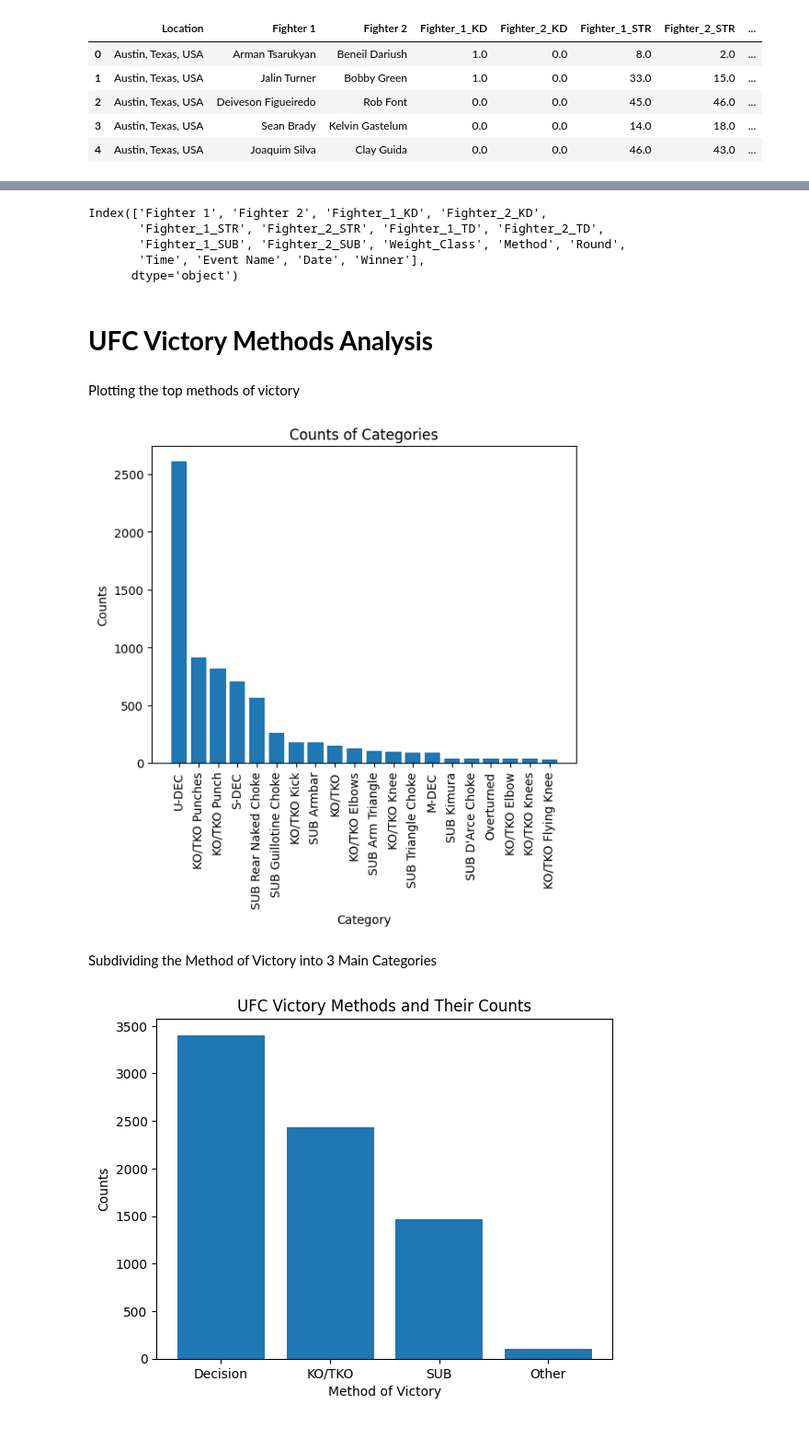
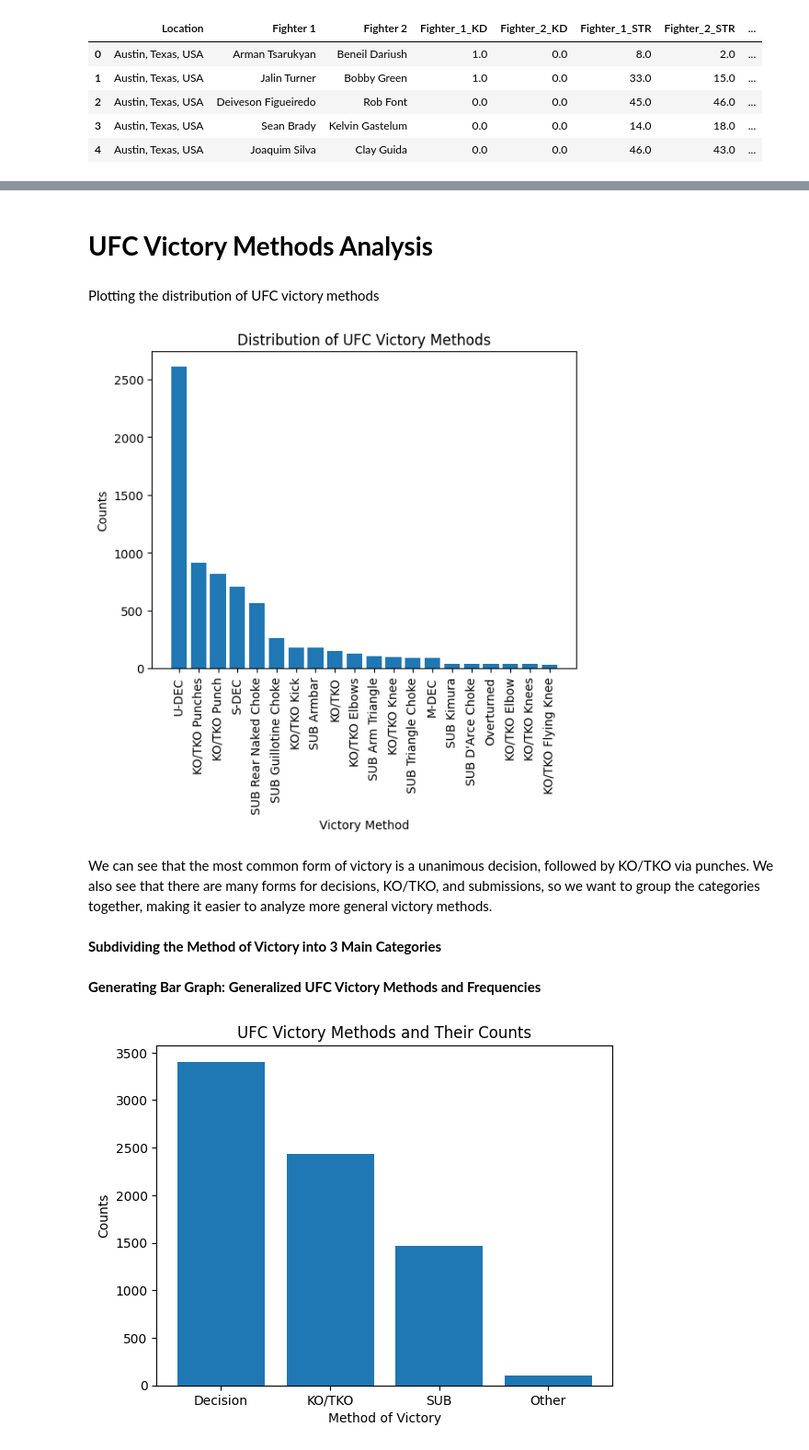
Before and after one commit to thomassems/UFC-Fight-Analytics, a Jupyter notebook: fight_analysis.ipynb, the cells around one changed output, grey strips where cells are left out. Shown: that part at 92% size. Cells and saved outputs as stored; diff of their text form; code cells hidden in the pictures.

```diff
--- a/fight_analysis.ipynb
+++ b/fight_analysis.ipynb
@@ -36,9 +38,8 @@ Data columns (total 18 columns):
 dtypes: float64(9), object(9)
 memory usage: 1.0+ MB
 # %%
-type(train_data)
 # drop unneccessary categories
-train_data.drop('Location', axis=1, inplace=True)
-# to drop multiple categories do something like ['Location', 'Date']
-train_data.head()
+train_data.drop(['Location', 'Event Name'], axis=1, inplace=True)
+# get a estimate of how much data's missing
+train_data.isnull().sum()
 # %% [output]
@@ -72,31 +63,25 @@ dtype: int64
-# %%
-print(train_data.columns)
-# %% [output]
-Index(['Fighter 1', 'Fighter 2', 'Fighter_1_KD', 'Fighter_2_KD',
-       'Fighter_1_STR', 'Fighter_2_STR', 'Fighter_1_TD', 'Fighter_2_TD',
-       'Fighter_1_SUB', 'Fighter_2_SUB', 'Weight_Class', 'Method', 'Round',
-       'Time', 'Event Name', 'Date', 'Winner'],
-      dtype='object')
 # %% [markdown]
 # **UFC Victory Methods Analysis**
 # %% [markdown]
-Plotting the top methods of victory
+Plotting the distribution of UFC victory methods
 # %%
 category_counts = train_data['Method'].value_counts()
 top_10_categories = category_counts.head(20)
 categories = top_10_categories.index
 counts = top_10_categories.values
 
 plt.bar(categories, counts)
-plt.xlabel('Category')
+plt.xlabel('Victory Method')
 plt.ylabel('Counts')
-plt.title('Counts of Categories')
+plt.title('Distribution of UFC Victory Methods')
 plt.xticks(rotation=90)
 plt.show()
 # %% [output]
-[figure, old version]
+[figure, new version]
+# %% [markdown]
+We can see that the most common form of victory is a unanimous decision, followed by KO/TKO via punches. We also see that there are many forms for decisions, KO/TKO, and submissions, so we want to group the categories together, making it easier to analyze more general victory methods.
 # %% [markdown]
-Subdividing the Method of Victory into 3 Main Categories
+**Subdividing the Method of Victory into 3 Main Categories**
 # %%
 for i in train_data.index:
     method_str = str(train_data.at[i, 'Method'])
@@ -108,6 +93,8 @@ for i in train_data.index:
         train_data.at[i, 'VictoryMethod'] = 'SUB'
     else:
       train_data.at[i, 'VictoryMethod'] = 'Other'
+# %% [markdown]
+**Generating Bar Graph: Generalized UFC Victory Methods and Frequencies**
 # %%
 # Plotting counts
 category_counts = train_data['VictoryMethod'].value_counts()
```
Also changed, not shown: parts of 19 cells of this notebook.
